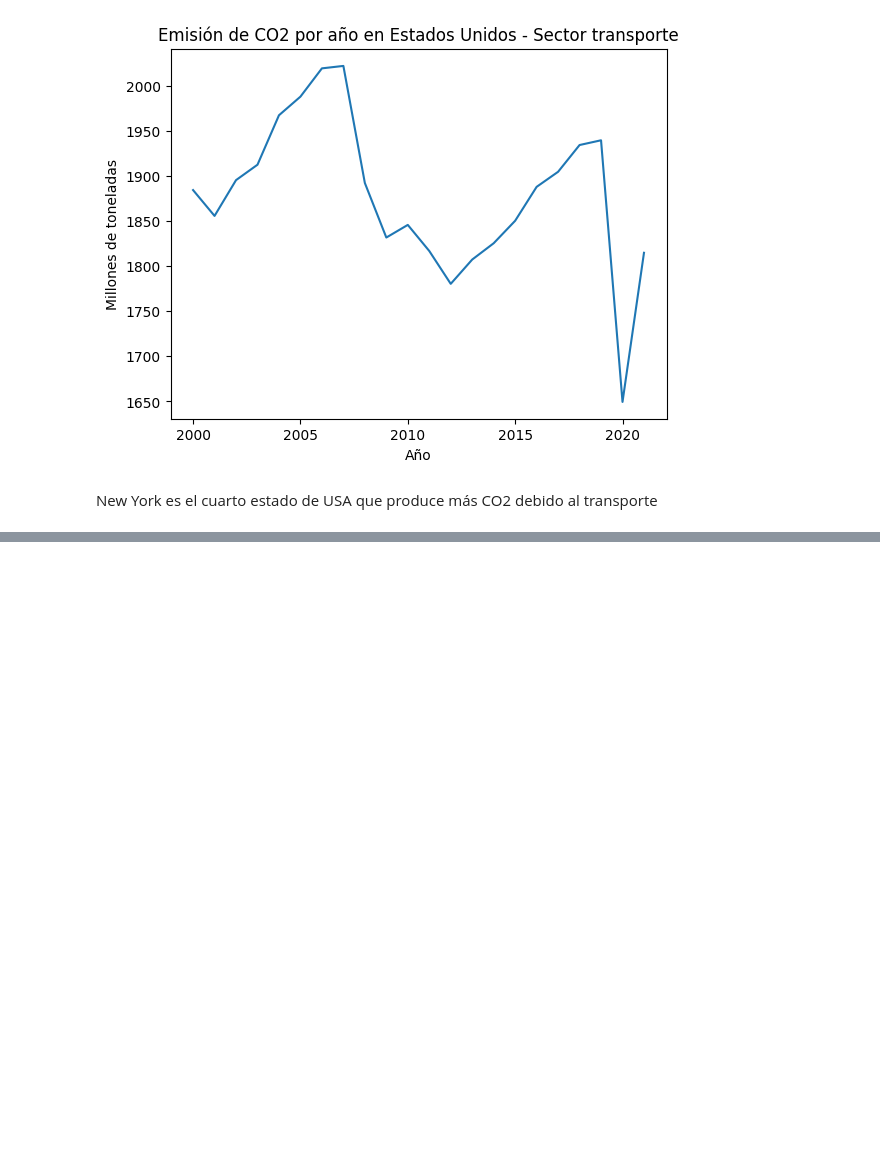
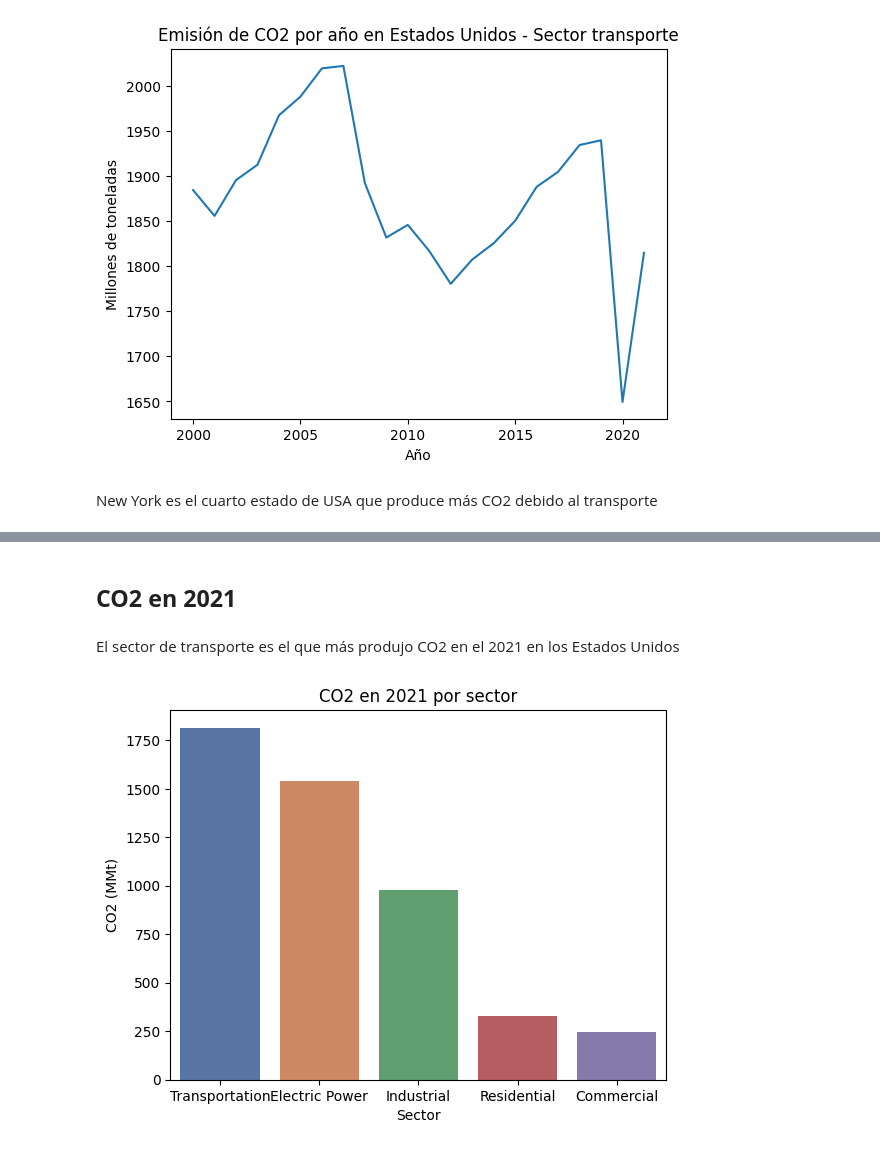
Before and after one commit to ing-jhparra/nyc-taxis, a Jupyter notebook: EDA/EDA-CO2.ipynb, the cells around one changed output, grey strips where cells are left out. Drawn from its saved outputs; the diff is of its cells as text; code cells hidden in the pictures; blank space fills up the shorter version.

```diff
--- a/EDA/EDA-CO2.ipynb
+++ b/EDA/EDA-CO2.ipynb
@@ -116,0 +154,14 @@ plt.show()
+# %% [markdown]
+## **CO2 en 2021**
+# %% [markdown]
+El sector de transporte es el que más produjo CO2 en el 2021 en los Estados Unidos
+# %%
+a = co2021[["Commercial","Electric Power", "Residential", "Industrial", "Transportation"]].sum().sort_values(ascending=False)
+plt.figure()
+sns.barplot(x=a.index, y=a.values, palette="deep")
+plt.title("CO2 en 2021 por sector")
+plt.xlabel("Sector")
+plt.ylabel("CO2 (MMt)")
+plt.show()
+# %% [output]
+[figure, added]
```
Also changed, not shown: parts of 14 cells of this notebook.
